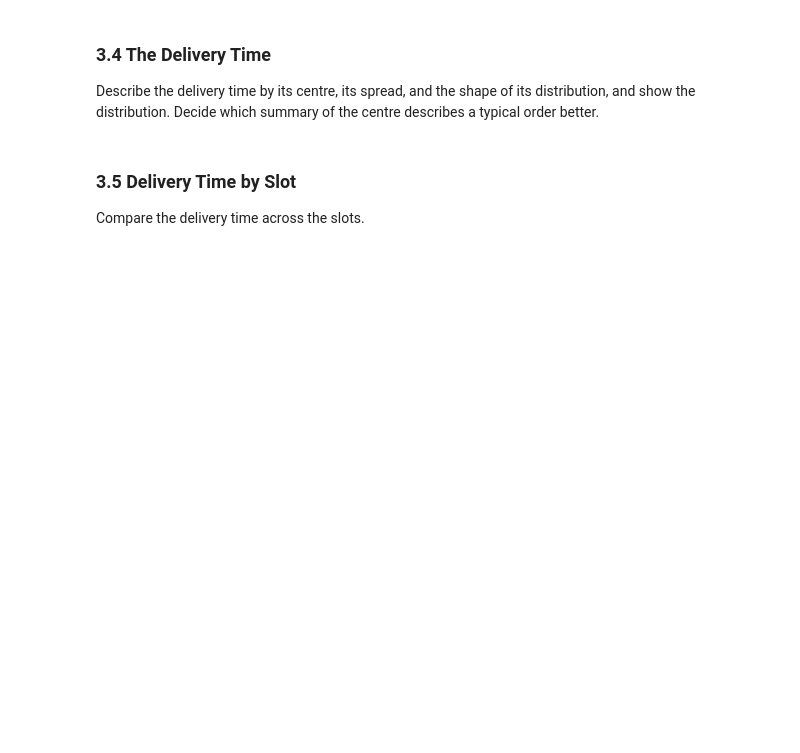
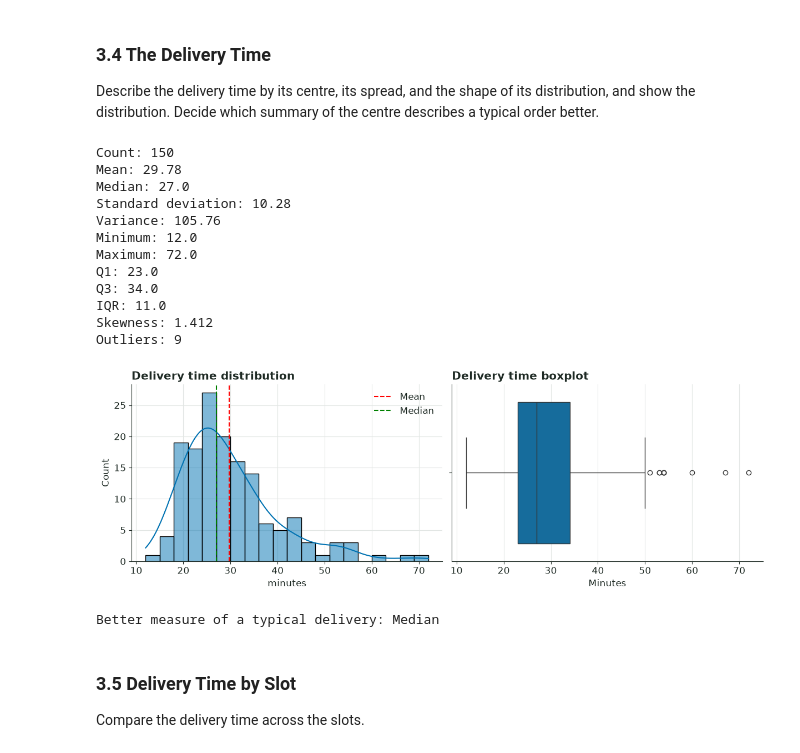
Before and after one commit to andrejgruevski/data-science, a Jupyter notebook: labs/02-food-delivery/notebook.ipynb, the cells around one changed output. Drawn from its saved outputs; the diff is of its cells as text; code cells hidden in the pictures; blank space fills up the shorter version.

```diff
--- a/labs/02-food-delivery/notebook.ipynb
+++ b/labs/02-food-delivery/notebook.ipynb
@@ -473,7 +665,61 @@ Some orders quote the distance in metres and others in kilometres. Compare the q
 
 Describe the delivery time by its centre, its spread, and the shape of its distribution, and show the distribution. Decide which summary of the centre describes a typical order better.
 # %%
-# Write your solution here.
+delivery_times = df["minutes"].dropna()
+
+q1 = delivery_times.quantile(0.25)
+q3 = delivery_times.quantile(0.75)
+iqr = q3 - q1
+
+outliers = delivery_times[
+    (delivery_times < q1 - 1.5 * iqr) |
+    (delivery_times > q3 + 1.5 * iqr)
+]
+
+print("Count:", len(delivery_times))
+print("Mean:", round(delivery_times.mean(), 2))
+print("Median:", round(delivery_times.median(), 2))
+print("Standard deviation:", round(delivery_times.std(), 2))
+print("Variance:", round(delivery_times.var(), 2))
+print("Minimum:", delivery_times.min())
+print("Maximum:", delivery_times.max())
+print("Q1:", q1)
+print("Q3:", q3)
+print("IQR:", iqr)
+print("Skewness:", round(stats.skew(delivery_times), 3))
+print("Outliers:", len(outliers))
+
+fig, axes = plt.subplots(1, 2, figsize=(12, 4))
+
+sns.histplot(delivery_times, bins=20, kde=True, ax=axes[0])
+axes[0].axvline(delivery_times.mean(), color="red", linestyle="--", label="Mean")
+axes[0].axvline(delivery_times.median(), color="green", linestyle="--", label="Median")
+axes[0].legend()
+axes[0].set_title("Delivery time distribution")
+
+sns.boxplot(x=delivery_times, ax=axes[1])
+axes[1].set_title("Delivery time boxplot")
+axes[1].set_xlabel("Minutes")
+
+plt.show()
+
+typical = "Median" if abs(stats.skew(delivery_times)) > 0.5 or len(outliers) > 0 else "Mean"
+print("Better measure of a typical delivery:", typical)
+# %% [output]
+Count: 150
+Mean: 29.78
+Median: 27.0
+Standard deviation: 10.28
+Variance: 105.76
+Minimum: 12.0
+Maximum: 72.0
+Q1: 23.0
+Q3: 34.0
+IQR: 11.0
+Skewness: 1.412
+Outliers: 9
+[figure, added]
+Better measure of a typical delivery: Median
 # %% [markdown]
 ### 3.5 Delivery Time by Slot
 
```
Also changed, not shown: parts of 12 cells of this notebook, 6 other files.
